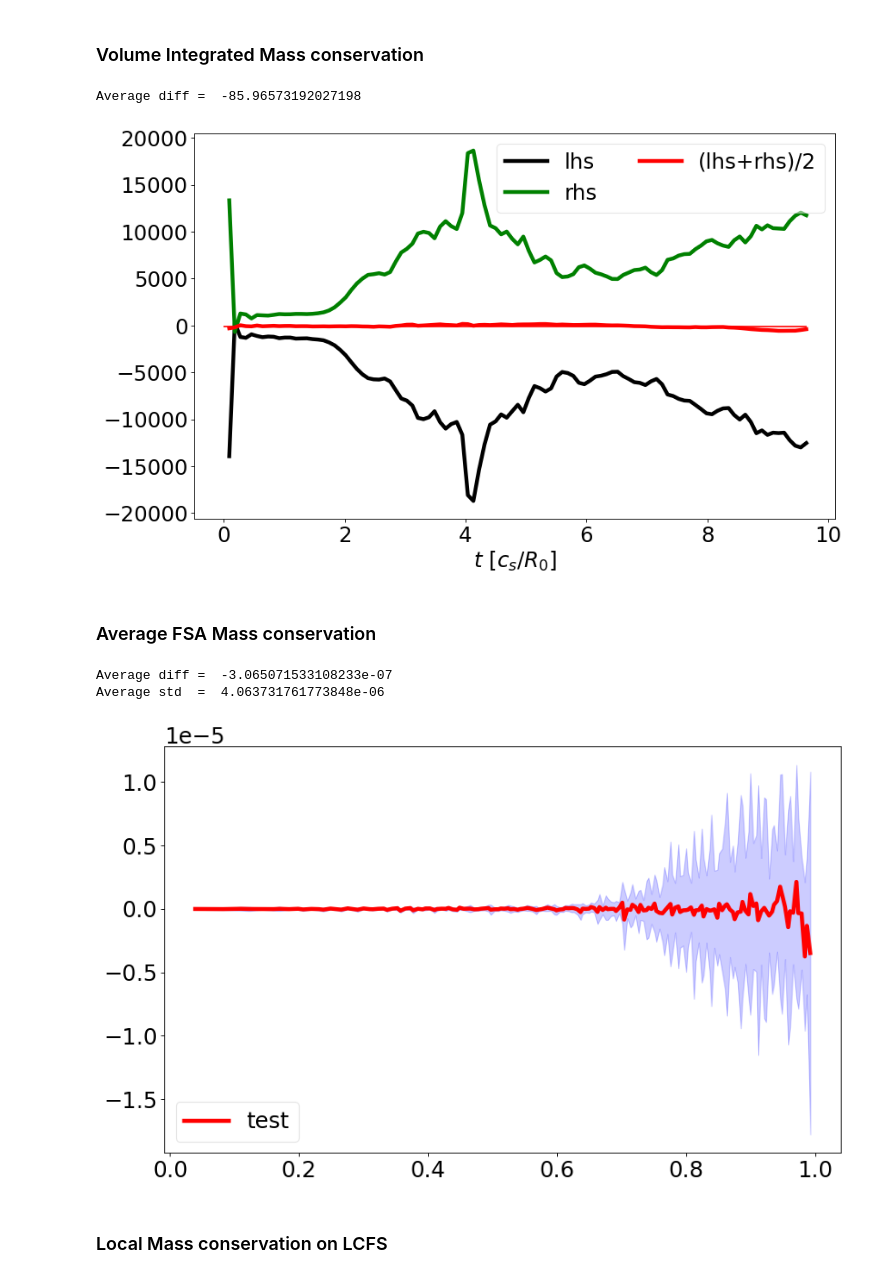
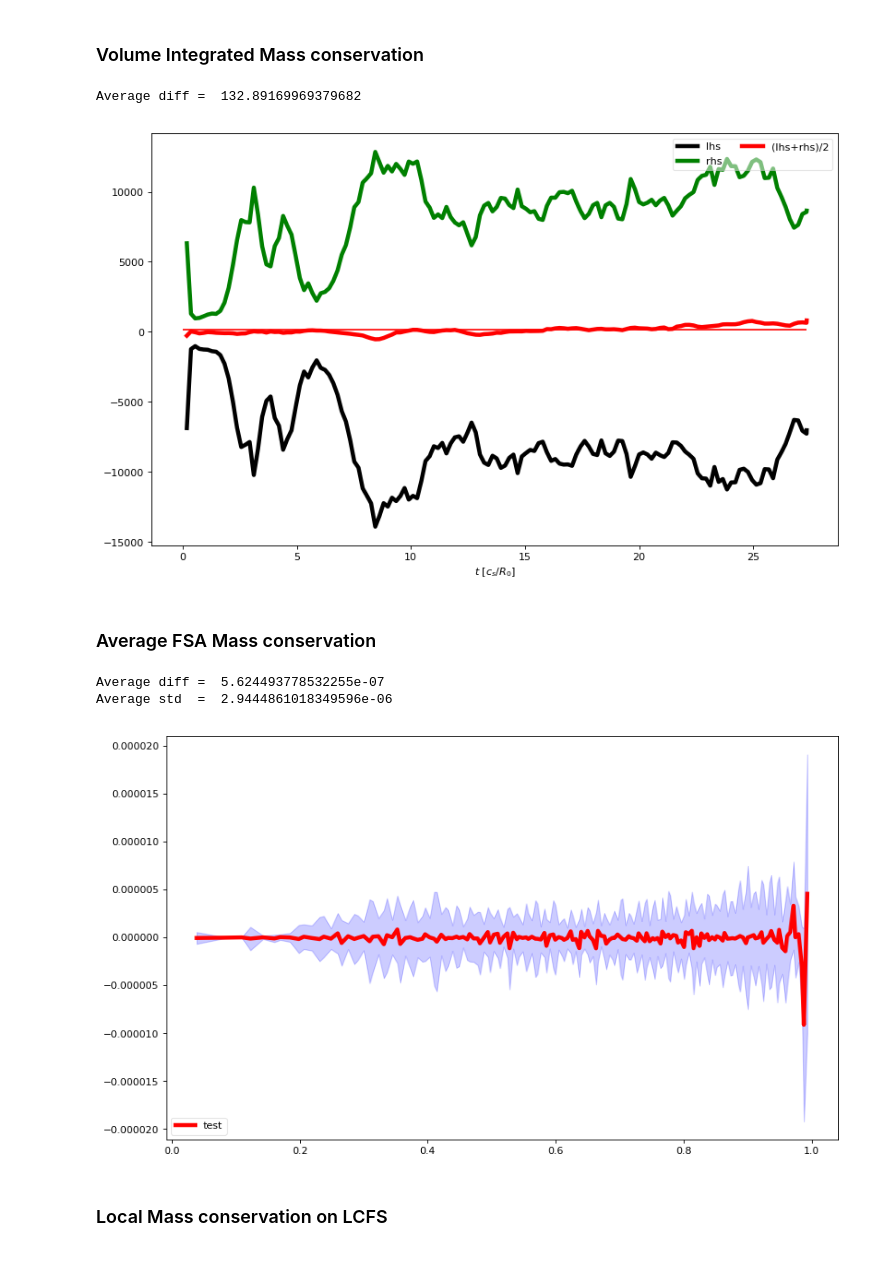
Before and after one commit to mwiesenberger/data-analysis-3d, a Jupyter notebook: Conservation.ipynb, the cells around one changed output. Saved outputs shown, nothing was run; the diff lists cells and outputs as text; code cells hidden in the pictures.

```diff
--- a/Conservation.ipynb
+++ b/Conservation.ipynb
@@ -34,3 +81,8 @@ for file in content :
+# %%
+ # Temporary easy work with only one list element
+full_content = data.table()
+content = []
+content.append( full_content[1])
 # %% [markdown]
 ### Mass flux out of separatrix
 # %%
@@ -121,26 +180,27 @@ Confinement time  [0.03265039]
 fig,ax=plt.subplots(1,1,figsize=(2*6,2*3.7),dpi= 80, facecolor='w', edgecolor='k')
 for file in content :
 
-    dset = Dataset( diag.outfile(file), 'r')
+    #dset = Dataset( diag.outfile(file), 'r')
+    dset, filter = create_merged_dataset( diag, file)
     #print( dset)
     params = json.loads( dset.inputfile )
-    time = dset['time'][:]
+    time = np.asarray(dset['time'][filter])
     timett = np.append(2*time[len(time)-1] -time[len(time)-2], time ) # extrapolate
     deltat = np.diff(timett)
 
-    mass =dset.variables['electrons_ifs_lcfs'][:]
+    mass = np.asarray(dset.variables['electrons_ifs_lcfs'][filter])
     masstt=np.append(np.zeros(1),mass, axis=0)
 
     deltamass = np.diff(masstt,axis=0)/deltat
-    source = dset.variables['sne_tt_ifs_lcfs'][:]/deltat
+    source = np.asarray(dset.variables['sne_tt_ifs_lcfs'][filter])/deltat
     deltamass-=source
-    jvne= dset['jvneE_tt_ifs_lcfs'][:]/deltat
-    jvne+=dset['jvneC_tt_ifs_lcfs'][:]/deltat
-    jvne+=dset['jvneA_tt_ifs_lcfs'][:]/deltat
-    divjvnepar=dset['divjnepar_tt_ifs_lcfs'][:]/deltat
+    jvne= np.asarray(dset['jvneE_tt_ifs_lcfs'][filter])/deltat
+    jvne+=np.asarray(dset['jvneC_tt_ifs_lcfs'][filter])/deltat
+    jvne+=np.asarray(dset['jvneA_tt_ifs_lcfs'][filter])/deltat
+    divjvnepar=np.asarray(dset['divjnepar_tt_ifs_lcfs'][filter])/deltat
     #jvne+=divjvnepar
 
-    diff_perp = dset["lneperp_tt_ifs_lcfs"][:]/deltat
+    diff_perp = np.asarray(dset["lneperp_tt_ifs_lcfs"][filter])/deltat
     rhs = jvne-diff_perp
     diff = (deltamass + rhs)/2
 
@@ -165,51 +225,52 @@ plt.xlabel(r"$t\ [c_s/R_0]$")
 
 plt.show(   )
 # %% [output]
-Average diff =  -85.96573192027198
+Average diff =  132.89169969379682
-[figure, old version]
+[figure, new version]
 # %% [markdown]
 ### Average FSA Mass conservation
 # %%
 fig,ax=plt.subplots(1,1,figsize=(2*6,2*3.7),dpi= 80, facecolor='w', edgecolor='k')
 for file in content :
 
-    dset = Dataset( diag.outfile(file), 'r')
-    mass =dset.variables['electrons_fsa'][:,:]
-    time = dset.variables['time'][:]
+    #dset = Dataset( diag.outfile(file), 'r')
+
+    dset, filter = create_merged_dataset( diag, file)
+    mass =np.asarray(dset.variables['electrons_fsa'][filter,:])
+    time = np.asarray(dset.variables['time'][filter])
     timett = np.append(2*time[len(time)-1] -time[len(time)-2], time ) # extrapolate
     deltat = np.diff(timett)
-    rho_t = dset.variables['rho_t'][:]
     masstt=np.append(np.zeros((1,len(rho))),mass, axis=0)
     deltamass = np.diff(masstt,axis=0)/deltat[:,None]
-    source = dset.variables['sne_tt_fsa'][:,:]/deltat[:,None]
+    source = np.asarray(dset.variables['sne_tt_fsa'][filter,:])/deltat[:,None]
     deltamass-=source
 
-    jvneC=dset.variables['jvneC_tt_ifs'][:,:]/deltat[:,None]
-    jvneE=dset.variables['jvneE_tt_ifs'][:,:]/deltat[:,None]
-    jvneA=dset.variables['jvneA_tt_ifs'][:,:]/deltat[:,None]
+    jvneC=np.asarray(dset.variables['jvneC_tt_ifs'][filter,:])/deltat[:,None]
+    jvneE=np.asarray(dset.variables['jvneE_tt_ifs'][filter,:])/deltat[:,None]
+    jvneA=np.asarray(dset.variables['jvneA_tt_ifs'][filter,:])/deltat[:,None]
     jvne = jvneC+jvneE+jvneA
 
-    diff_perp = dset.variables["lneperp_tt_fsa"][:,:]/deltat[:,None]
+    diff_perp = np.asarray(dset.variables["lneperp_tt_fsa"][filter,:])/deltat[:,None]
     rhs = jvne-diff_perp
     diff = (deltamass + rhs)/2
 
     average_diff = np.mean( diff[1:], axis=0)
     average_std =  np.std( diff[1:], axis=0)
     idx=160
     print( "Average diff = ", average_diff[idx])
     print( "Average std  = ", average_std[idx])
 
     plt.plot( rho_t[0:167], average_diff[0:167], ls = '-', color='r', lw = 4, label = 'test')
     plt.fill_between( rho_t[0:167], average_diff[0:167]-average_std[0:167],
                       average_diff[0:167]+average_std[0:167], color='b', alpha=0.2)
     handles, labels = plt.gca().get_legend_handles_labels()
     plt.legend(handles, labels, loc='lower left',numpoints=1,ncol=2,
                    fontsize='medium',framealpha=0.5)
     dset.close()
 # %% [output]
-Average diff =  -3.065071533108233e-07
-Average std  =  4.063731761773848e-06
+Average diff =  5.624493778532255e-07
+Average std  =  2.9444861018349596e-06
-[figure, old version]
+[figure, new version]
 # %% [markdown]
 ### Local Mass conservation on LCFS
 # %%
```
Also changed, not shown: parts of 9 cells of this notebook.
